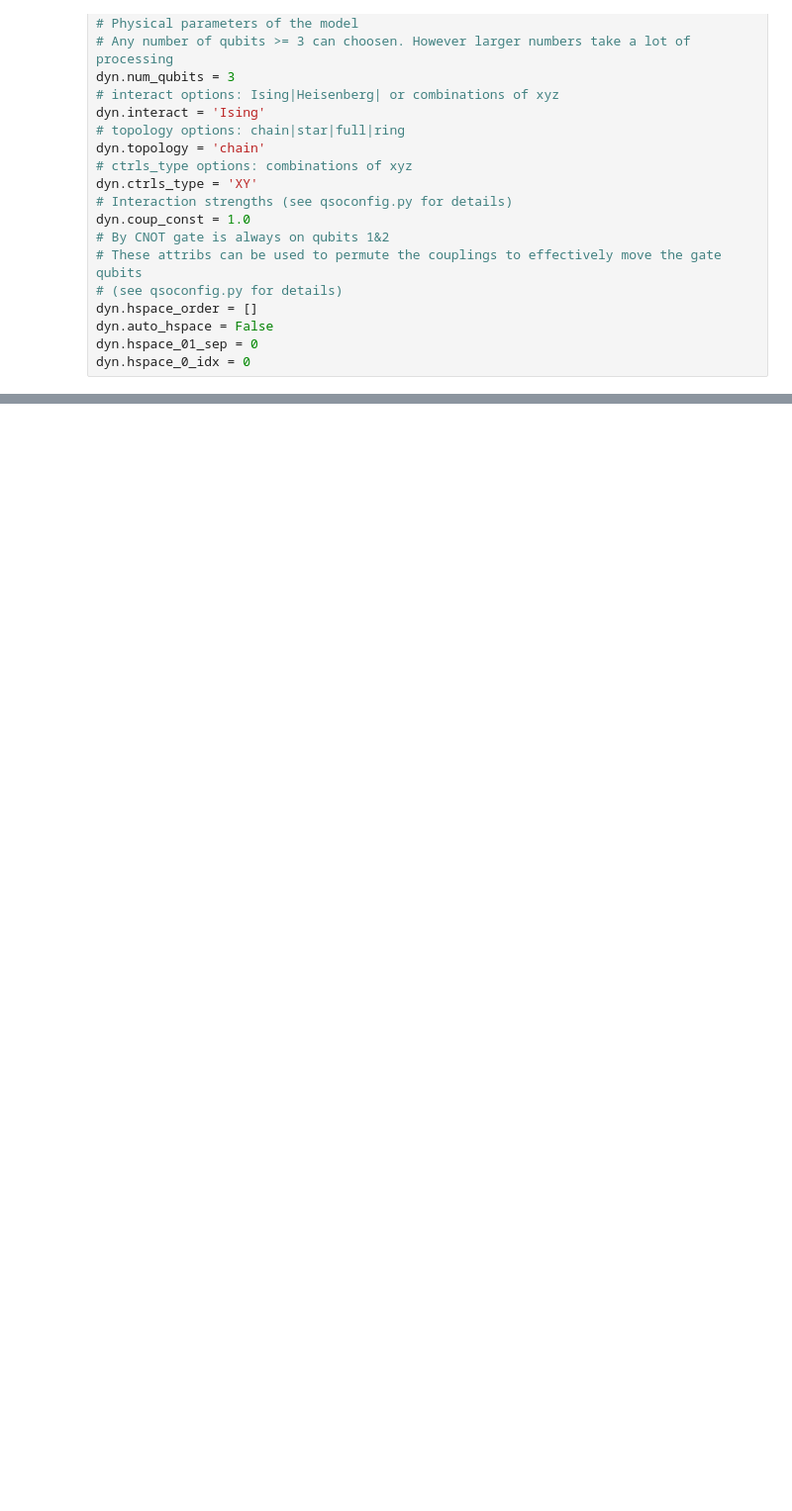
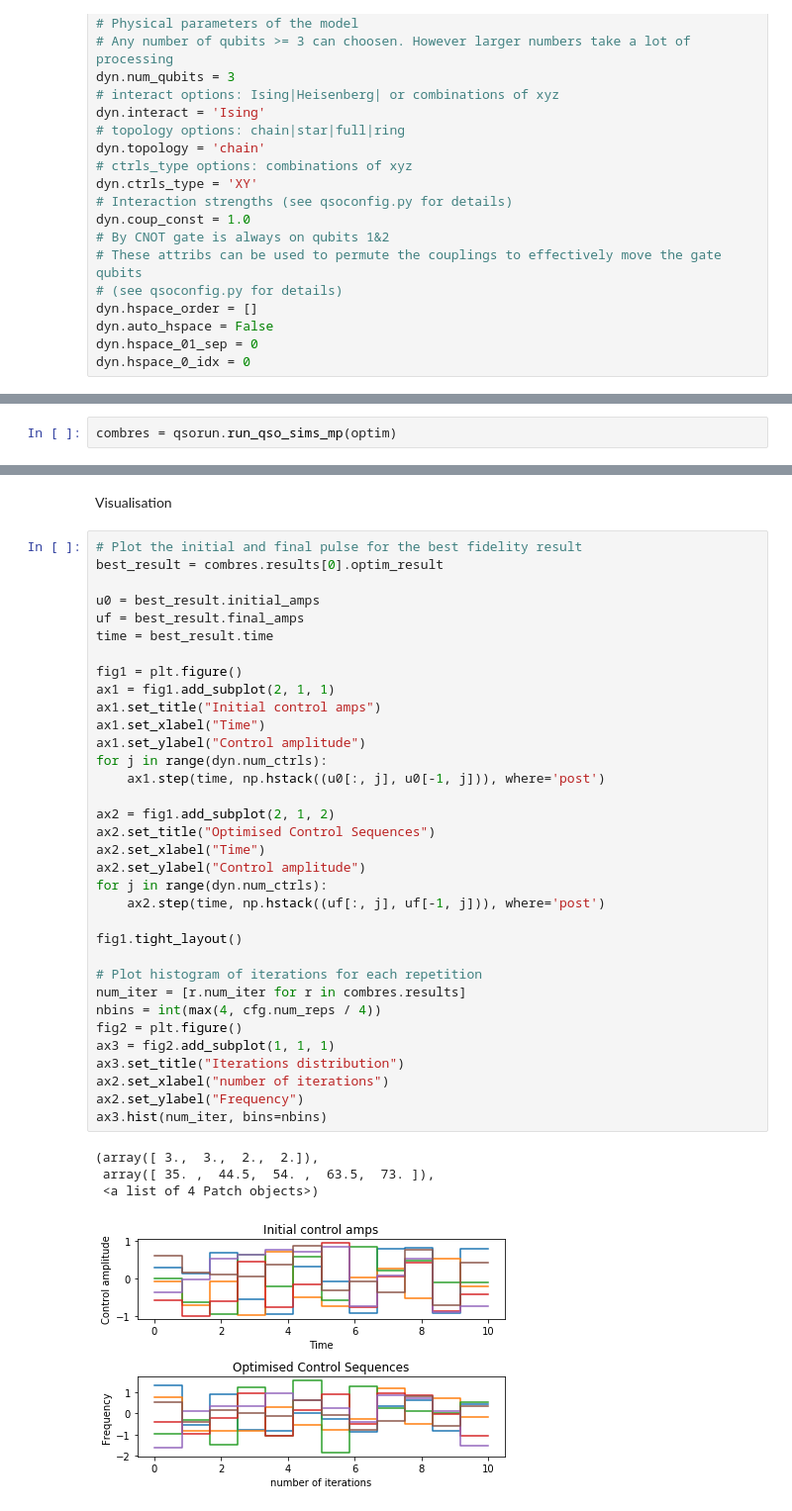
Before and after one commit to ajgpitch/quantum-in_situ_opt, a Jupyter notebook: optimize_CNOT.ipynb, the cells around one changed output, grey strips where cells are left out. Shown at 99% size. Drawn from its saved outputs; the diff is of its cells as text; blank space fills up the shorter version.

```diff
--- a/optimize_CNOT.ipynb
+++ b/optimize_CNOT.ipynb
@@ -134,0 +142,2 @@ IndexError: list index out of range
+# %%
+combres = qsorun.run_qso_sims_mp(optim)
@@ -134,0 +162,41 @@ IndexError: list index out of range
+# %% [markdown]
+Visualisation
+# %%
+# Plot the initial and final pulse for the best fidelity result
+best_result = combres.results[0].optim_result
+
+u0 = best_result.initial_amps
+uf = best_result.final_amps
+time = best_result.time
+
+fig1 = plt.figure()
+ax1 = fig1.add_subplot(2, 1, 1)
+ax1.set_title("Initial control amps")
+ax1.set_xlabel("Time")
+ax1.set_ylabel("Control amplitude")
+for j in range(dyn.num_ctrls):
+    ax1.step(time, np.hstack((u0[:, j], u0[-1, j])), where='post')
+
+ax2 = fig1.add_subplot(2, 1, 2)
+ax2.set_title("Optimised Control Sequences")
+ax2.set_xlabel("Time")
+ax2.set_ylabel("Control amplitude")
+for j in range(dyn.num_ctrls):
+    ax2.step(time, np.hstack((uf[:, j], uf[-1, j])), where='post')
+
+fig1.tight_layout()
+
+# Plot histogram of iterations for each repetition
+num_iter = [r.num_iter for r in combres.results]
+nbins = int(max(4, cfg.num_reps / 4))
+fig2 = plt.figure()
+ax3 = fig2.add_subplot(1, 1, 1)
+ax3.set_title("Iterations distribution")
+ax2.set_xlabel("number of iterations")
+ax2.set_ylabel("Frequency")
+ax3.hist(num_iter, bins=nbins)
+# %% [output]
+(array([ 3.,  3.,  2.,  2.]),
+ array([ 35. ,  44.5,  54. ,  63.5,  73. ]),
+ <a list of 4 Patch objects>)
+[figure, added]
```
Also changed, not shown: parts of 8 cells of this notebook, 8 other files.
